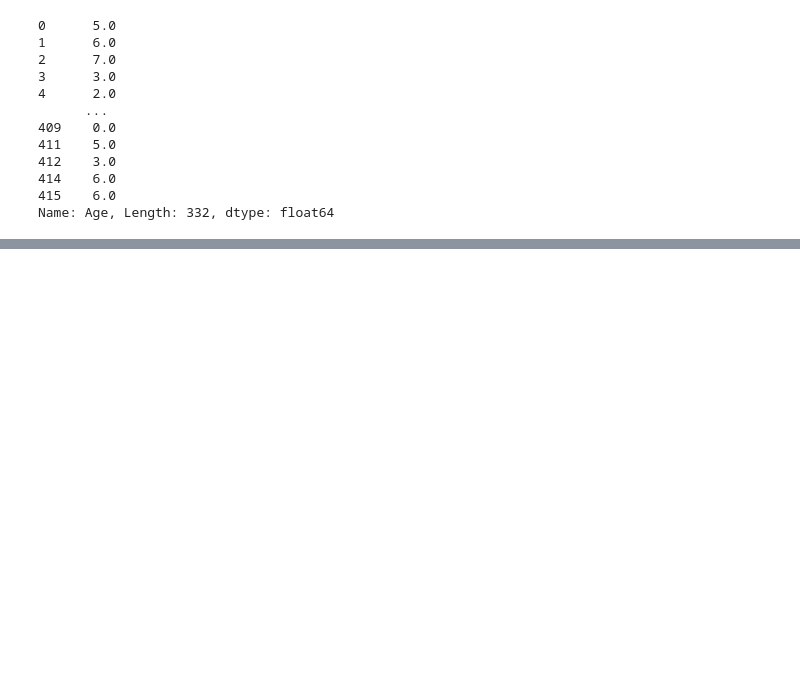
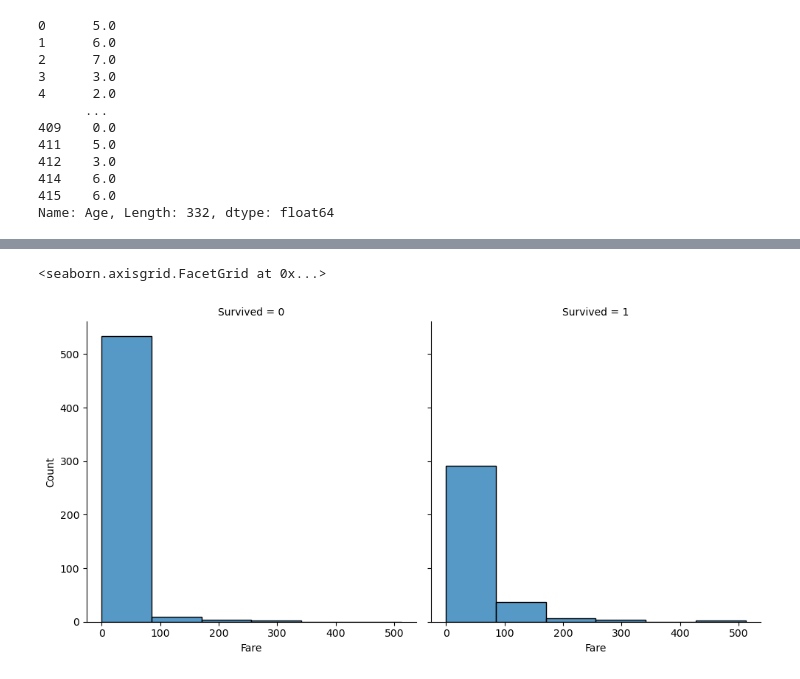
Before and after one commit to gussruiz/titanic_ml, a Jupyter notebook: main.ipynb, the cells around one changed output, grey strips where cells are left out. Cells and saved outputs as stored; diff of their text form; code cells hidden in the pictures; blank space fills up the shorter version.

```diff
--- a/main.ipynb
+++ b/main.ipynb
@@ -230,0 +242,5 @@ Name: Age, Length: 332, dtype: float64
+# %%
+sns.displot(train_df, x='Fare', col='Survived', binwidth= 80, height=5)
+# %% [output]
+<seaborn.axisgrid.FacetGrid at 0x...>
+[figure, added]
```
Also changed, not shown: parts of 26 cells of this notebook.
